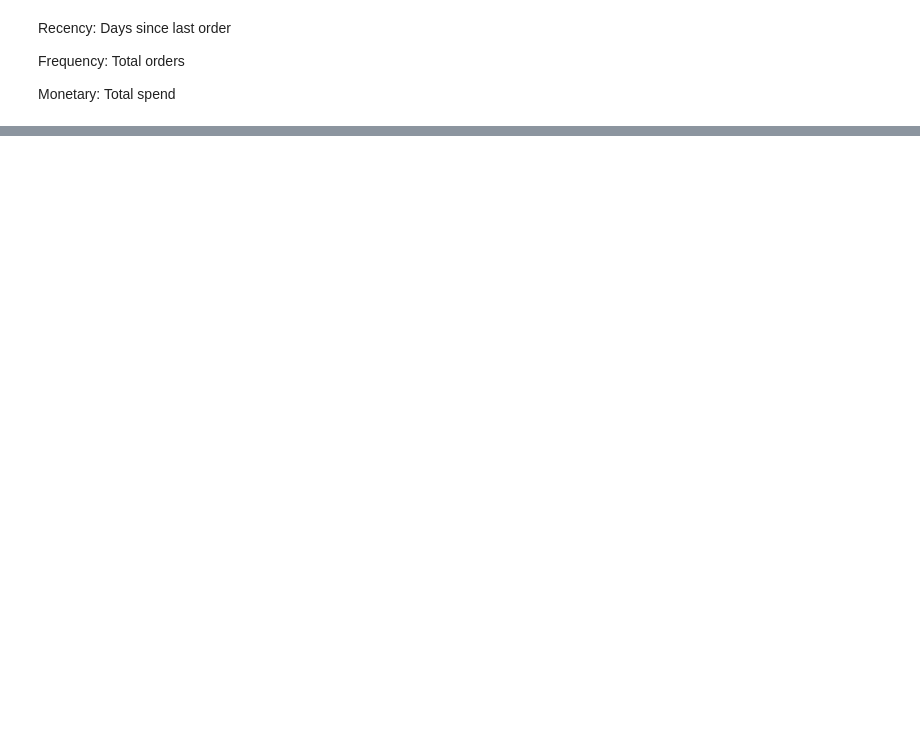
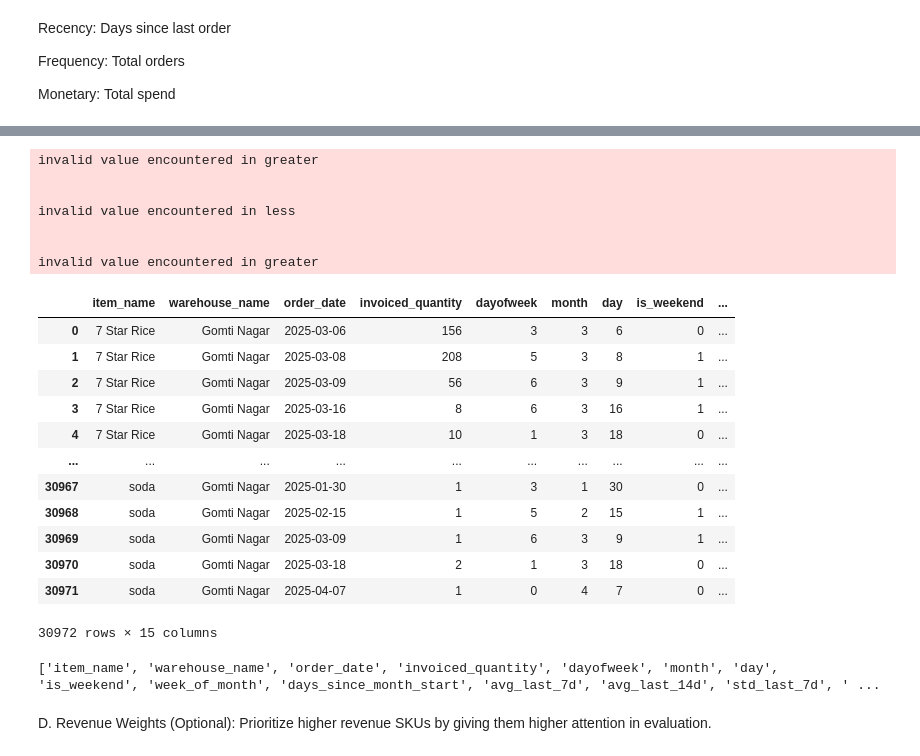
Before and after one commit to RujhaanTaneja/UnORG-SC-DS-MID-PREP_TEAM_HYPERION_Submission, a Jupyter notebook: Rajan'sCodeFiles/gc_tech.ipynb, the cells around one changed output, grey strips where cells are left out. Cells and saved outputs as stored; diff of their text form; code cells hidden in the pictures; blank space fills up the shorter version.

```diff
--- a/Rajan'sCodeFiles/gc_tech.ipynb
+++ b/Rajan'sCodeFiles/gc_tech.ipynb
@@ -812,0 +971,40 @@ dow_var
+# %%
+stockout_summary = (
+    df.groupby(['item_name', 'warehouse_name'])
+    .agg(stockout_events=('stockout_flag', 'sum'),
+         total_orders=('order_id', 'count'))
+    .reset_index()
+)
+stockout_summary['stockout_rate'] = stockout_summary['stockout_events'] / stockout_summary['total_orders']
+stockout_summary['safety_multiplier'] = (1 + stockout_summary['stockout_rate'] * 1.5).clip(upper=1.5)
+
+features = features.merge(stockout_summary[['item_name', 'warehouse_name', 'safety_multiplier']], on=['item_name', 'warehouse_name'], how='left')
+features
+# %% [output]
+invalid value encountered in greater
+
+
+invalid value encountered in less
+
+
+invalid value encountered in greater
+|  | item_name | warehouse_name | order_date | invoiced_quantity | dayofweek | month | day | is_weekend | ... |
+| 0 | 7 Star Rice | Gomti Nagar | 2025-03-06 | 156 | 3 | 3 | 6 | 0 | ... |
+| 1 | 7 Star Rice | Gomti Nagar | 2025-03-08 | 208 | 5 | 3 | 8 | 1 | ... |
+| 2 | 7 Star Rice | Gomti Nagar | 2025-03-09 | 56 | 6 | 3 | 9 | 1 | ... |
+| 3 | 7 Star Rice | Gomti Nagar | 2025-03-16 | 8 | 6 | 3 | 16 | 1 | ... |
+| 4 | 7 Star Rice | Gomti Nagar | 2025-03-18 | 10 | 1 | 3 | 18 | 0 | ... |
+| ... | ... | ... | ... | ... | ... | ... | ... | ... | ... |
+| 30967 | soda | Gomti Nagar | 2025-01-30 | 1 | 3 | 1 | 30 | 0 | ... |
+| 30968 | soda | Gomti Nagar | 2025-02-15 | 1 | 5 | 2 | 15 | 1 | ... |
+| 30969 | soda | Gomti Nagar | 2025-03-09 | 1 | 6 | 3 | 9 | 1 | ... |
+| 30970 | soda | Gomti Nagar | 2025-03-18 | 2 | 1 | 3 | 18 | 0 | ... |
+| 30971 | soda | Gomti Nagar | 2025-04-07 | 1 | 0 | 4 | 7 | 0 | ... |
+30972 rows × 15 columns
+# %%
+print(features.columns.tolist())
+# %% [output]
+['item_name', 'warehouse_name', 'order_date', 'invoiced_quantity', 'dayofweek', 'month', 'day', 'is_weekend', 'week_of_month', 'days_since_month_start', 'avg_last_7d', 'avg_last_14d', 'std_last_7d', ' ...
+# %% [markdown]
+D. Revenue Weights (Optional):
+Prioritize higher revenue SKUs by giving them higher attention in evaluation.
```
Also changed, not shown: parts of 55 cells of this notebook.
